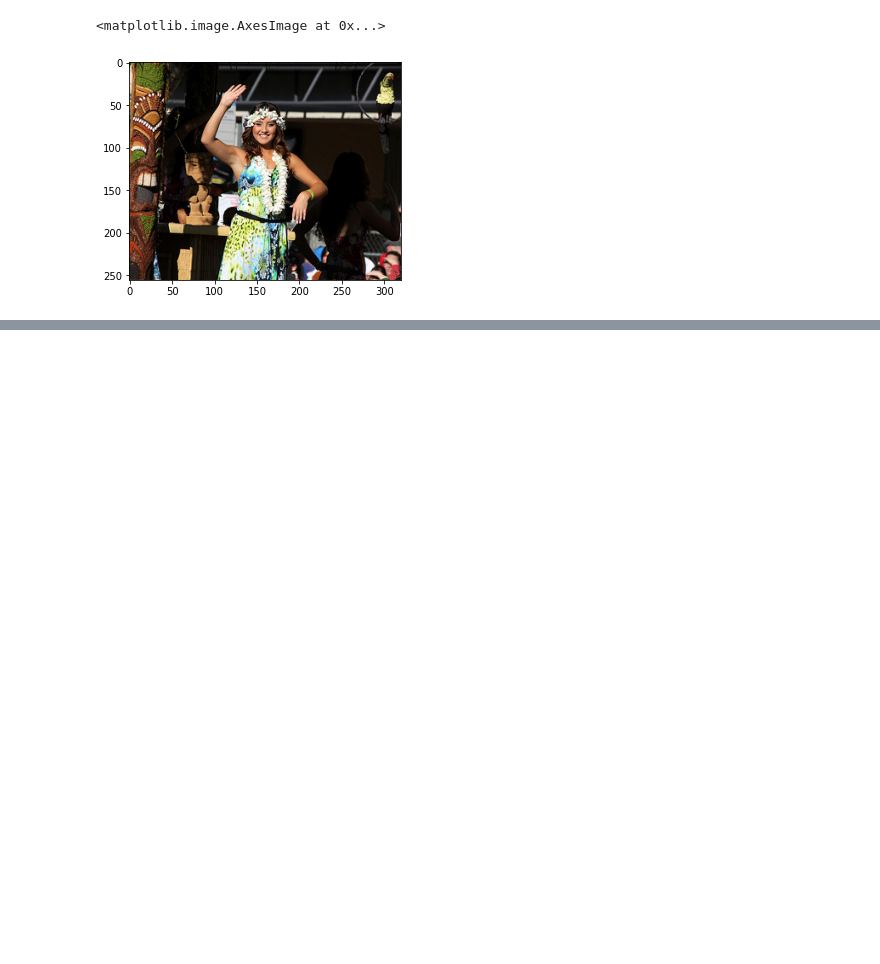
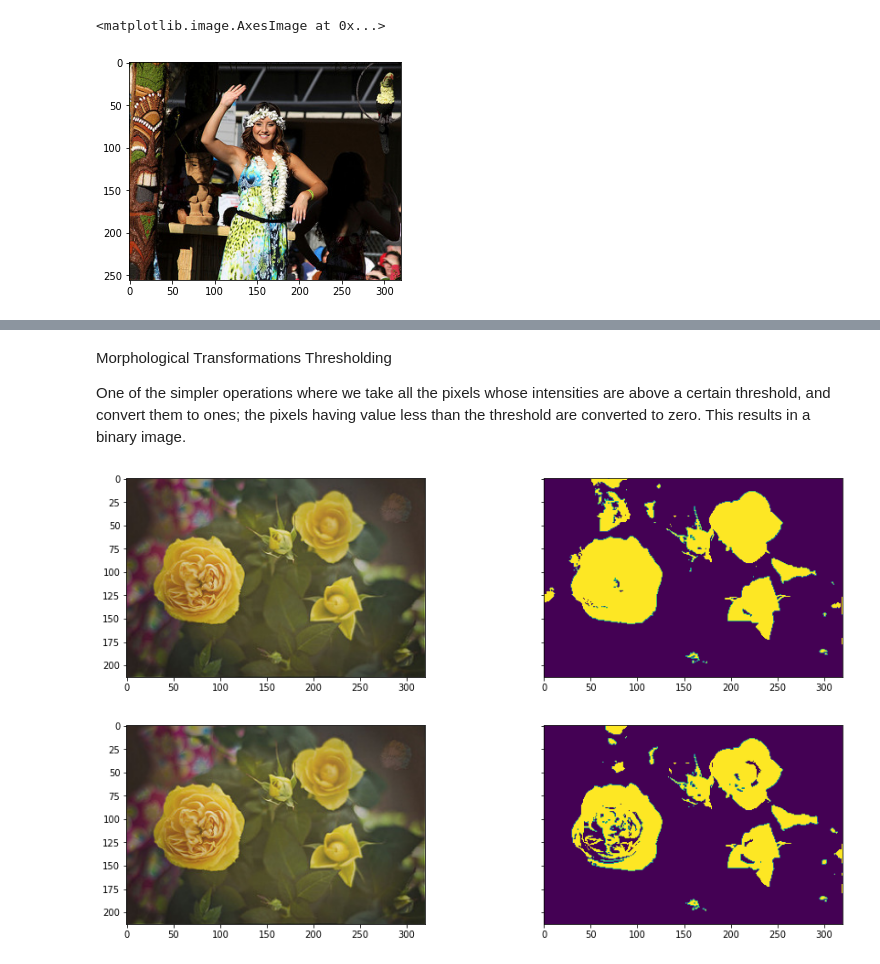
Before and after one commit to chandan110791/Convolutional-Neural-Networks, a Jupyter notebook: CNN Architectures and Transfer Learning/CNN_Architectures_and_Transfer_Learning.ipynb, the cells around one changed output, grey strips where cells are left out. Saved outputs shown, nothing was run; the diff lists cells and outputs as text; code cells hidden in the pictures; blank space fills up the shorter version.

```diff
--- a/CNN Architectures and Transfer Learning/CNN_Architectures_and_Transfer_Learning.ipynb
+++ b/CNN Architectures and Transfer Learning/CNN_Architectures_and_Transfer_Learning.ipynb
@@ -152,0 +166,14 @@ plt.imshow(image)
+# %% [markdown]
+
+Morphological Transformations
+Thresholding
+
+One of the simpler operations where we take all the pixels whose intensities are above a certain threshold, and convert them to ones; the pixels having value less than the threshold are converted to zero. This results in a binary image.
+# %%
+bin_image=image[:,:,0]>125
+plot_image([image,bin_image])
+bin_image_2=image[:,:,1]>125
+plot_image([image,bin_image_2])
+# %% [output]
+[figure, added]
+[figure, added]
```
Also changed, not shown: parts of 6 cells of this notebook.
